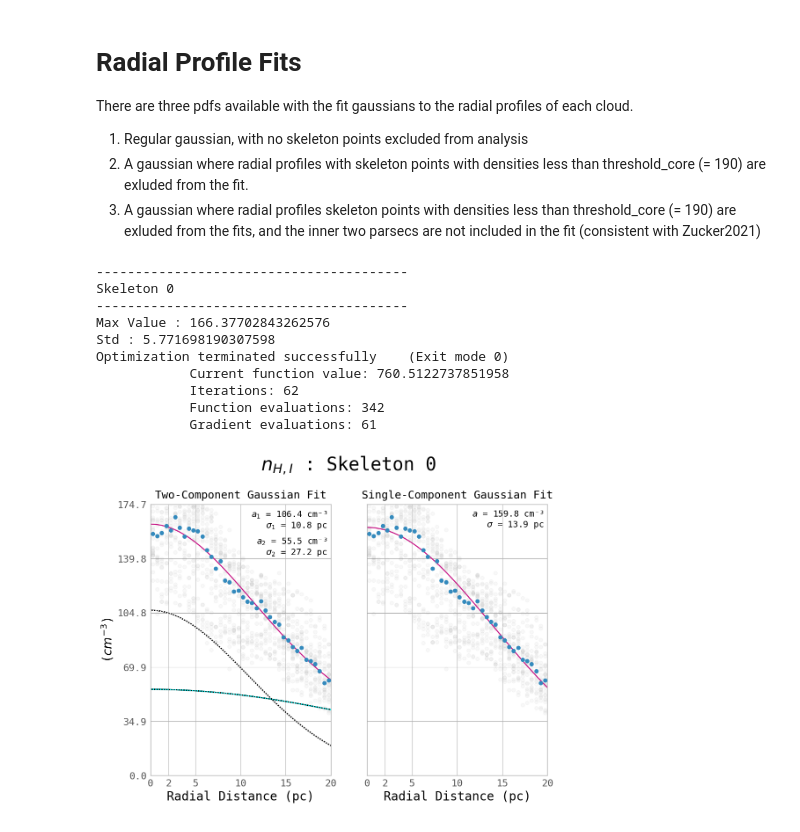
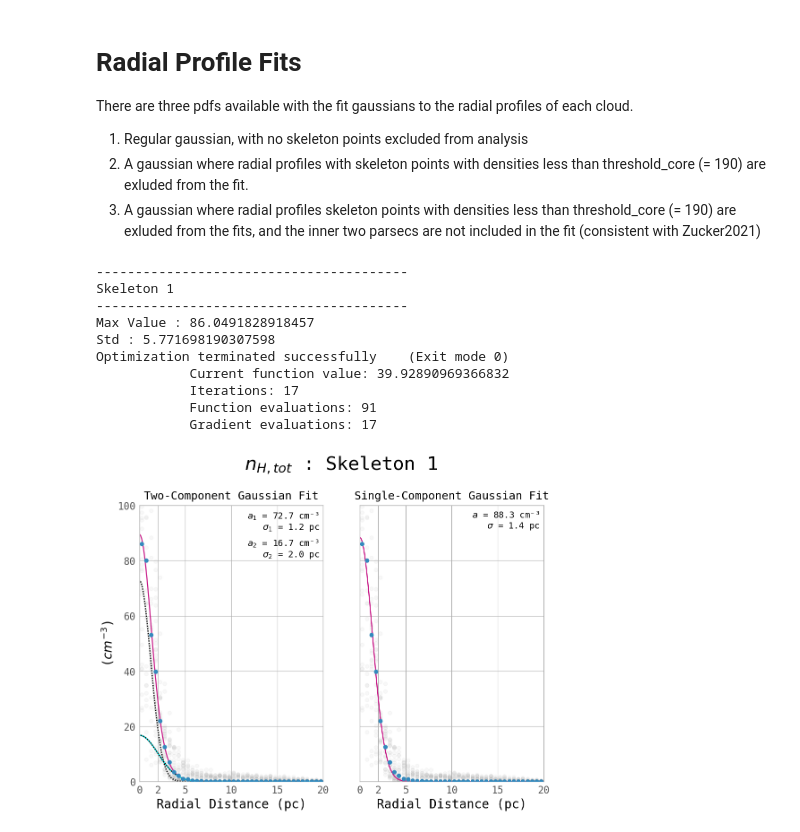
Before and after one commit to elijah-mullens/Skeletonizing-and-Analyzing-Pipeline-for-3D-Interstellar-Cloud-Ensembles-main, a Jupyter notebook: Single-Grid-Tutorials/Cloud-Factory-Single-Grid-Tutorial/User Friendly Analysis Generalized One Grid.ipynb, the cells around one changed output. Drawn from its saved outputs; the diff is of its cells as text; code cells hidden in the pictures.

```diff
--- a/Single-Grid-Tutorials/Cloud-Factory-Single-Grid-Tutorial/User Friendly Analysis Generalized One Grid.ipynb
+++ b/Single-Grid-Tutorials/Cloud-Factory-Single-Grid-Tutorial/User Friendly Analysis Generalized One Grid.ipynb
@@ -2232,16 +2232,16 @@ After setting everything up, just run the next few cells!
 # Grid type is used to define what kind of grid is being analyzed (number density, hydrogen, CO, etc)
 # Grid title and units are used in the plots to make them look nice. I reccomended latex typesetted names
 
-file_name_skeleton = 'nH2_x1470y1400z1400.fits'
+file_name_skeleton = 'nhtot_x1470y1400z1400.fits'
 designation = ''
 cloud_name = 'cloud_factory_test'
-grid_type = 'H2'
-grid_title = '$n_{H,2}$'
+grid_type = 'Htot'
+grid_title = '$n_{H,tot}$'
 grid_units = '($cm^{-3}$)'
 
 # Define Skeleton Parameters : Ball Size, Threshold_Level
 ball_size = 1.5
-threshold_level = 50
+threshold_level = 35
 
 # Define Spline Parameter : Order (1 = Linear )
 k_num = 1
@@ -2263,7 +2263,7 @@ paper_or_no = 1 # 0 is the default gaussians where it scales to the cloud,
 Zucker_or_no = True # Does the fits but ignores the first 2 parsecs
 
 core_check = True # Only keeps cores that are above the threshold. Runs Gaussian functions twice
-threshold_core = 190 # reccomended to be just slightly lower than the threshold level
+threshold_core = 35 # reccomended to be just slightly lower than the threshold level
 
 # Dummy value to make the code run even if the core_check functionality is turned off
 if core_check == False:
@@ -2578,28 +2582,28 @@ There are three pdfs available with the fit gaussians to the radial profiles of
 3. A gaussian where radial profiles skeleton points with densities less than threshold_core (= 190) are exluded from the fits, and the inner two parsecs are not included in the fit (consistent with Zucker2021)
 # %%
 # Cloud Number (which cloud to load)
-cloud_number = 0
+cloud_number = 1
 
 # A string needed for the function
 sort_plus_threshold_name = grid_type + "_" + str(threshold_level) + "_" + cloud_name
 
 gaussians_plot_paper(cloud_number,
                         a1_max_ratio,s1_std_ratio,
                         a2_a1_ratio,s2_s1_ratio,start_index,sort_plus_threshold_name,cloud_name,
                         False,threshold_core,
                         grid_type,grid_title,grid_units)
 # %% [output]
 ----------------------------------------
-Skeleton 0
+Skeleton 1
 ----------------------------------------
-Max Value : 166.37702843262576
+Max Value : 86.0491828918457
 Std : 5.771698190307598
 Optimization terminated successfully    (Exit mode 0)
-            Current function value: 760.5122737851958
-            Iterations: 62
-            Function evaluations: 342
-            Gradient evaluations: 61
+            Current function value: 39.92890969366832
+            Iterations: 17
+            Function evaluations: 91
+            Gradient evaluations: 17
-[figure, old version]
+[figure, new version]
 # %%
  gaussians_plot_paper(cloud_number,
                         a1_max_ratio,s1_std_ratio,
```
Also changed, not shown: parts of 10 cells of this notebook.
